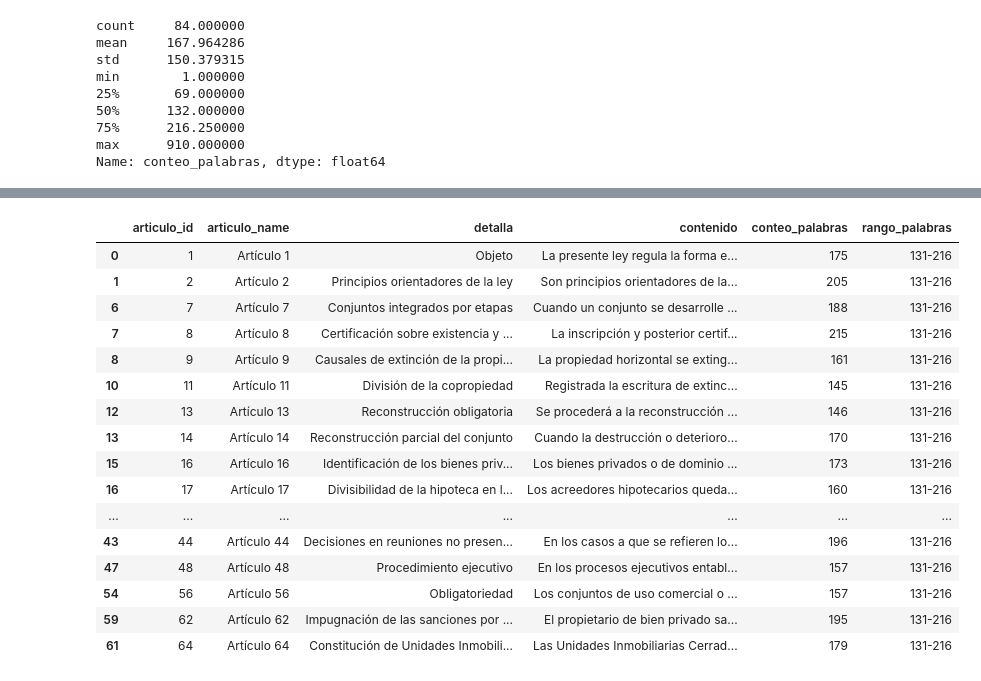
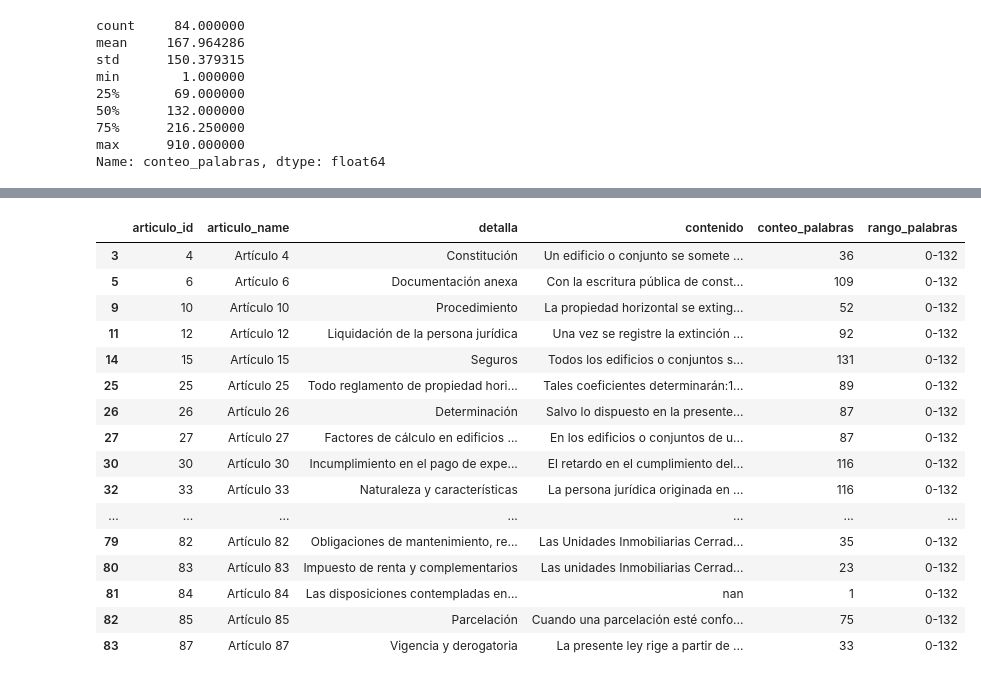
Before and after one commit to Remolino777/675_LAW, a Jupyter notebook: notebooks/07_Articles_Selection.ipynb, the cells around one changed output, grey strips where cells are left out. Cells and saved outputs as stored; diff of their text form; code cells hidden in the pictures.

```diff
--- a/notebooks/07_Articles_Selection.ipynb
+++ b/notebooks/07_Articles_Selection.ipynb
@@ -54 +58,21 @@ df_rango_133_216 = df[df['rango_palabras'] == '131-216']
+# %%
+df_rango_0_132
+# %% [output]
+|  | articulo_id | articulo_name | detalla | contenido | conteo_palabras | rango_palabras |
+| 3 | 4 | Artículo 4 | Constitución | Un edificio o conjunto se somete ... | 36 | 0-132 |
+| 5 | 6 | Artículo 6 | Documentación anexa | Con la escritura pública de const... | 109 | 0-132 |
+| 9 | 10 | Artículo 10 | Procedimiento | La propiedad horizontal se exting... | 52 | 0-132 |
+| 11 | 12 | Artículo 12 | Liquidación de la persona jurídica | Una vez se registre la extinción ... | 92 | 0-132 |
+| 14 | 15 | Artículo 15 | Seguros | Todos los edificios o conjuntos s... | 131 | 0-132 |
+| 25 | 25 | Artículo 25 | Todo reglamento de propiedad hori... | Tales coeficientes determinarán:1... | 89 | 0-132 |
+| 26 | 26 | Artículo 26 | Determinación | Salvo lo dispuesto en la presente... | 87 | 0-132 |
+| 27 | 27 | Artículo 27 | Factores de cálculo en edificios ... | En los edificios o conjuntos de u... | 87 | 0-132 |
+| 30 | 30 | Artículo 30 | Incumplimiento en el pago de expe... | El retardo en el cumplimiento del... | 116 | 0-132 |
+| 32 | 33 | Artículo 33 | Naturaleza y características | La persona jurídica originada en ... | 116 | 0-132 |
+| ... | ... | ... | ... | ... | ... | ... |
+| 79 | 82 | Artículo 82 | Obligaciones de mantenimiento, re... | Las Unidades Inmobiliarias Cerrad... | 35 | 0-132 |
+| 80 | 83 | Artículo 83 | Impuesto de renta y complementarios | Las unidades Inmobiliarias Cerrad... | 23 | 0-132 |
+| 81 | 84 | Artículo 84 | Las disposiciones contempladas en... | nan | 1 | 0-132 |
+| 82 | 85 | Artículo 85 | Parcelación | Cuando una parcelación esté confo... | 75 | 0-132 |
+| 83 | 87 | Artículo 87 | Vigencia y derogatoria | La presente ley rige a partir de ... | 33 | 0-132 |
 # %%
@@ -56,22 +80,2 @@ df_rango_217_910 = df[df['rango_palabras'] == '131-216']
 # %%
 df_rango_0_132.to_csv('articulos_0-132.csv', index=False)
-# %%
-df_rango_133_216
-# %% [output]
-|  | articulo_id | articulo_name | detalla | contenido | conteo_palabras | rango_palabras |
-| 0 | 1 | Artículo 1 | Objeto | La presente ley regula la forma e... | 175 | 131-216 |
-| 1 | 2 | Artículo 2 | Principios orientadores de la ley | Son principios orientadores de la... | 205 | 131-216 |
-| 6 | 7 | Artículo 7 | Conjuntos integrados por etapas | Cuando un conjunto se desarrolle ... | 188 | 131-216 |
-| 7 | 8 | Artículo 8 | Certificación sobre existencia y ... | La inscripción y posterior certif... | 215 | 131-216 |
-| 8 | 9 | Artículo 9 | Causales de extinción de la propi... | La propiedad horizontal se exting... | 161 | 131-216 |
-| 10 | 11 | Artículo 11 | División de la copropiedad | Registrada la escritura de extinc... | 145 | 131-216 |
-| 12 | 13 | Artículo 13 | Reconstrucción obligatoria | Se procederá a la reconstrucción ... | 146 | 131-216 |
-| 13 | 14 | Artículo 14 | Reconstrucción parcial del conjunto | Cuando la destrucción o deterioro... | 170 | 131-216 |
-| 15 | 16 | Artículo 16 | Identificación de los bienes priv... | Los bienes privados o de dominio ... | 173 | 131-216 |
-| 16 | 17 | Artículo 17 | Divisibilidad de la hipoteca en l... | Los acreedores hipotecarios queda... | 160 | 131-216 |
-| ... | ... | ... | ... | ... | ... | ... |
-| 43 | 44 | Artículo 44 | Decisiones en reuniones no presen... | En los casos a que se refieren lo... | 196 | 131-216 |
-| 47 | 48 | Artículo 48 | Procedimiento ejecutivo | En los procesos ejecutivos entabl... | 157 | 131-216 |
-| 54 | 56 | Artículo 56 | Obligatoriedad | Los conjuntos de uso comercial o ... | 157 | 131-216 |
-| 59 | 62 | Artículo 62 | Impugnación de las sanciones por ... | El propietario de bien privado sa... | 195 | 131-216 |
-| 61 | 64 | Artículo 64 | Constitución de Unidades Inmobili... | Las Unidades Inmobiliarias Cerrad... | 179 | 131-216 |
```
Also changed, not shown: parts of 11 cells of this notebook, 16 other files.
